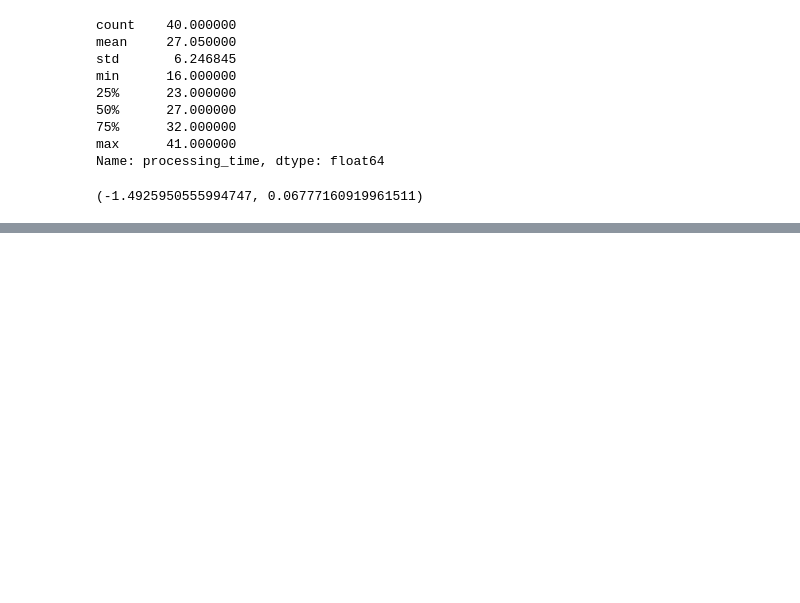
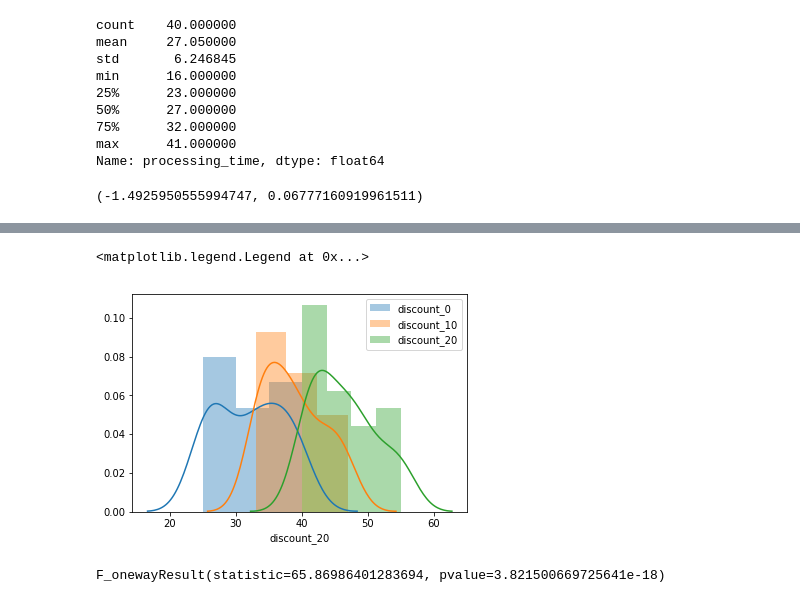
Before and after one commit to amithdsml/ipl_data_analysis_python, a Jupyter notebook: Probability_hypothesis/probability_hypothesis.ipynb, the cells around one changed output, grey strips where cells are left out. Cells and saved outputs as stored; diff of their text form; code cells hidden in the pictures; blank space fills up the shorter version.

```diff
--- a/Probability_hypothesis/probability_hypothesis.ipynb
+++ b/Probability_hypothesis/probability_hypothesis.ipynb
@@ -310,0 +455,2 @@ z_test(30, 12.5, passport_df.processing_time)
+# %%
+onestop_df=pd.read_csv('Data/onestop.csv')
@@ -310,0 +471,16 @@ z_test(30, 12.5, passport_df.processing_time)
+# %%
+sn.distplot(onestop_df['discount_0'], label='discount_0')
+sn.distplot(onestop_df['discount_10'], label='discount_10')
+sn.distplot(onestop_df['discount_20'], label='discount_20')
+plt.legend()
+# %% [output]
+<matplotlib.legend.Legend at 0x...>
+[figure, added]
+# %%
+from scipy.stats import f_oneway
+
+f_oneway(onestop_df['discount_0'],
+        onestop_df['discount_10'],
+        onestop_df['discount_20'])
+# %% [output]
+F_onewayResult(statistic=65.86986401283694, pvalue=3.821500669725641e-18)
```
Also changed, not shown: parts of 39 cells of this notebook.
